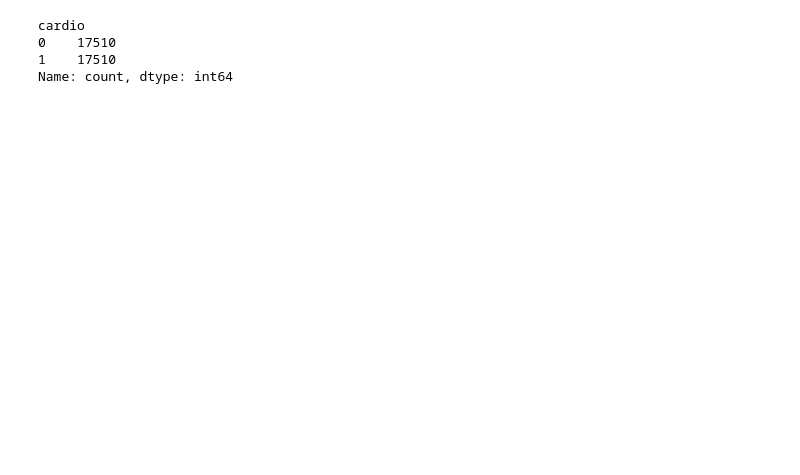
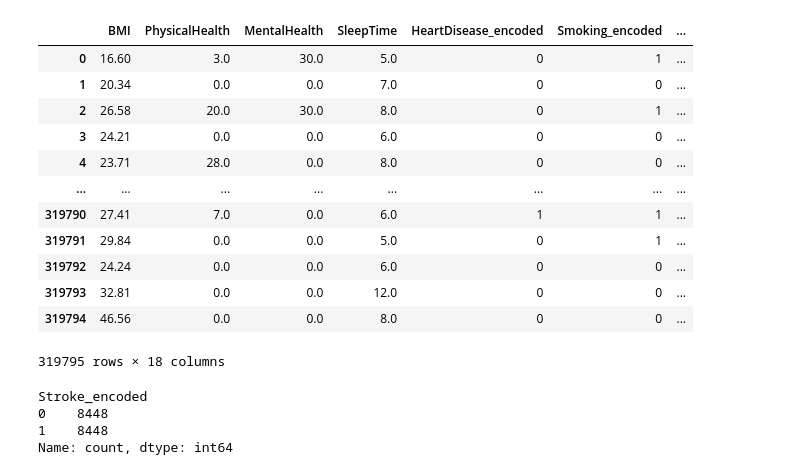
Before and after one commit to yihe2/ECE-493-Capstone-, a Jupyter notebook: Disease Prediction Model/Logistic Regression.ipynb, the cells around one changed output. Cells and saved outputs as stored; diff of their text form; code cells hidden in the pictures; blank space fills up the shorter version.

```diff
--- a/Disease Prediction Model/Logistic Regression.ipynb
+++ b/Disease Prediction Model/Logistic Regression.ipynb
@@ -84,11 +76,57 @@ Name: count, dtype: int64
+# %%
+# features = [ "age",	"gender", "height",	"weight", "ap_hi", "ap_lo", "cholesterol", "gluc",	"smoke", "alco", "active"]
+# cat_columns = ['HeartDisease', 'Smoking	', 'AlcoholDrinking	', 'Stroke', 'DiffWalking', 'Sex', 'AgeCategory	', 'Race', 'Diabetic', 'PhysicalActivity', 'GenHealth', 'Asthma', 'KidneyDisease', 'SkinCancer']  # Replace with your actual column names
+categorical = [var for var in df.columns if df[var].dtype == "O"]
+# Applying one-hot encoding to each categorical column
+label_encoder = LabelEncoder()
+
+# Open a text file in write mode
+with open('label_encoding_mapping.txt', 'w') as file:
+    # Assuming 'categorical' is a list of your categorical column names
+    for col in categorical:
+        # Initialize the LabelEncoder for each column
+        label_encoder = LabelEncoder()
+
+        # Fit and transform the data for each column and create a new encoded column
+        df[col + '_encoded'] = label_encoder.fit_transform(df[col])
+
+        # Get the mapping from original categories to encoded values
+        label_mapping = dict(zip(label_encoder.classes_, label_encoder.transform(label_encoder.classes_)))
+
+        # Write the mapping for the current column to the file
+        file.write(f"Mapping for '{col}': {label_mapping}\n\n")
+
+df = df.drop(categorical, axis = 1)
+col_to_drop = ["Race_encoded", "SkinCancer_encoded", "KidneyDisease_encoded", "Asthma_encoded", "Diabetic_encoded", "Sex_encoded", "DiffWalking_encoded", "AlcoholDrinking_encoded", "Smoking_encoded", "HeartDisease_encoded"]
+# X = df.drop(col_to_drop, axis=1)
+X = df.drop("Stroke_encoded", axis = 1)
+y = df["Stroke_encoded"]
+# y = np.where(y == 1, -1, 1)
+X_train, X_test, y_train, y_test = train_test_split(X, y, test_size = 0.3, random_state = 42, stratify = y)
+df
+# %% [output]
+|  | BMI | PhysicalHealth | MentalHealth | SleepTime | HeartDisease_encoded | Smoking_encoded | ... |
+| 0 | 16.60 | 3.0 | 30.0 | 5.0 | 0 | 1 | ... |
+| 1 | 20.34 | 0.0 | 0.0 | 7.0 | 0 | 0 | ... |
+| 2 | 26.58 | 20.0 | 30.0 | 8.0 | 0 | 1 | ... |
+| 3 | 24.21 | 0.0 | 0.0 | 6.0 | 0 | 0 | ... |
+| 4 | 23.71 | 28.0 | 0.0 | 8.0 | 0 | 0 | ... |
+| ... | ... | ... | ... | ... | ... | ... | ... |
+| 319790 | 27.41 | 7.0 | 0.0 | 6.0 | 1 | 1 | ... |
+| 319791 | 29.84 | 0.0 | 0.0 | 5.0 | 0 | 1 | ... |
+| 319792 | 24.24 | 0.0 | 0.0 | 6.0 | 0 | 0 | ... |
+| 319793 | 32.81 | 0.0 | 0.0 | 12.0 | 0 | 0 | ... |
+| 319794 | 46.56 | 0.0 | 0.0 | 8.0 | 0 | 0 | ... |
+319795 rows × 18 columns
 # %%
-sm = SMOTE(random_state=42)
+sm = RandomUnderSampler(random_state=42)
 X_train, y_train = sm.fit_resample(X_train, y_train)
+# X_test, y_test = sm.fit_resample(X_test, y_test)
 
 y_train.value_counts()
 # %% [output]
-cardio
-0    17510
-1    17510
+Stroke_encoded
+0    8448
+1    8448
 Name: count, dtype: int64
 # %%
```
Also changed, not shown: parts of 15 cells of this notebook, 5 other files.
